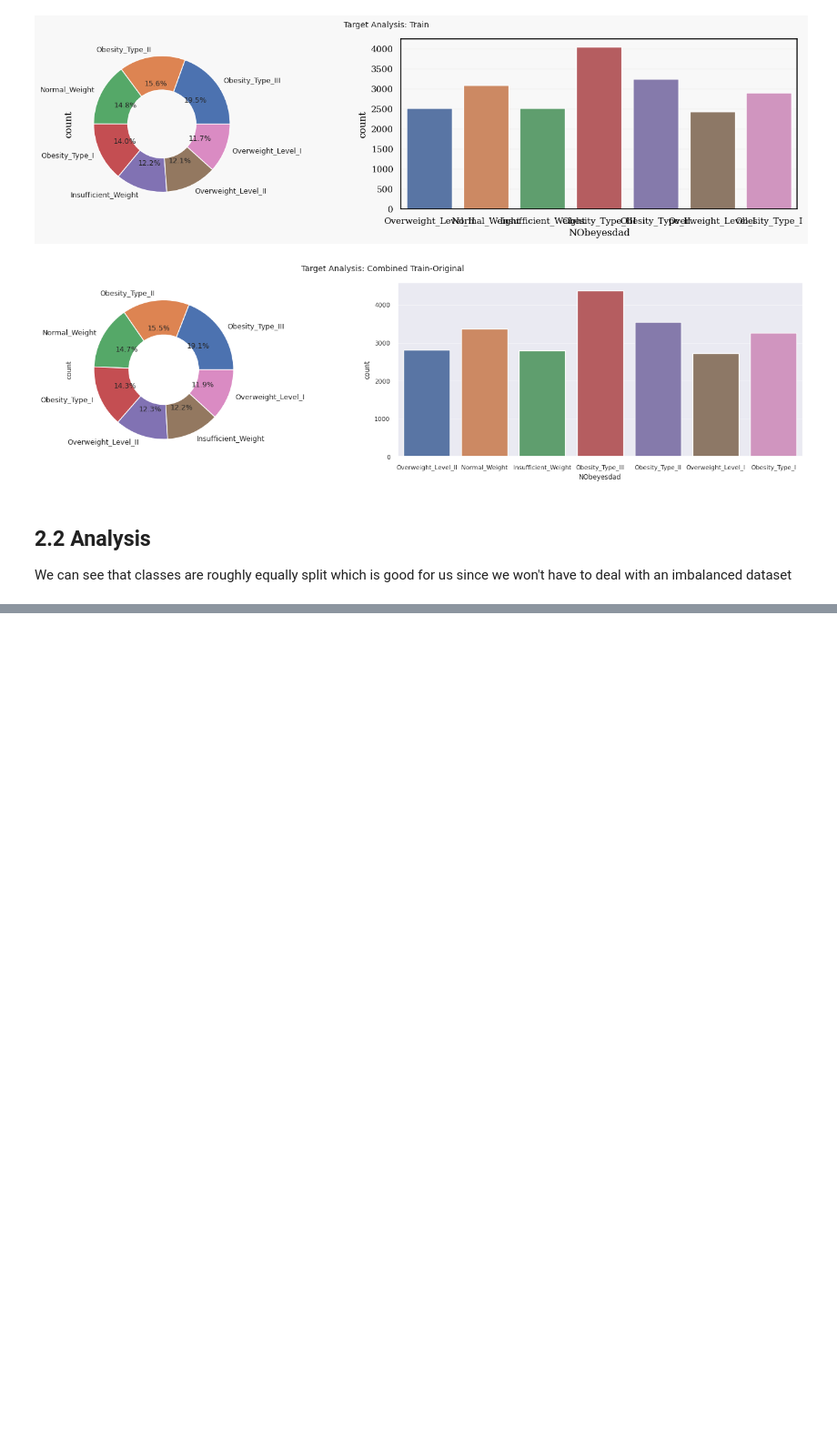
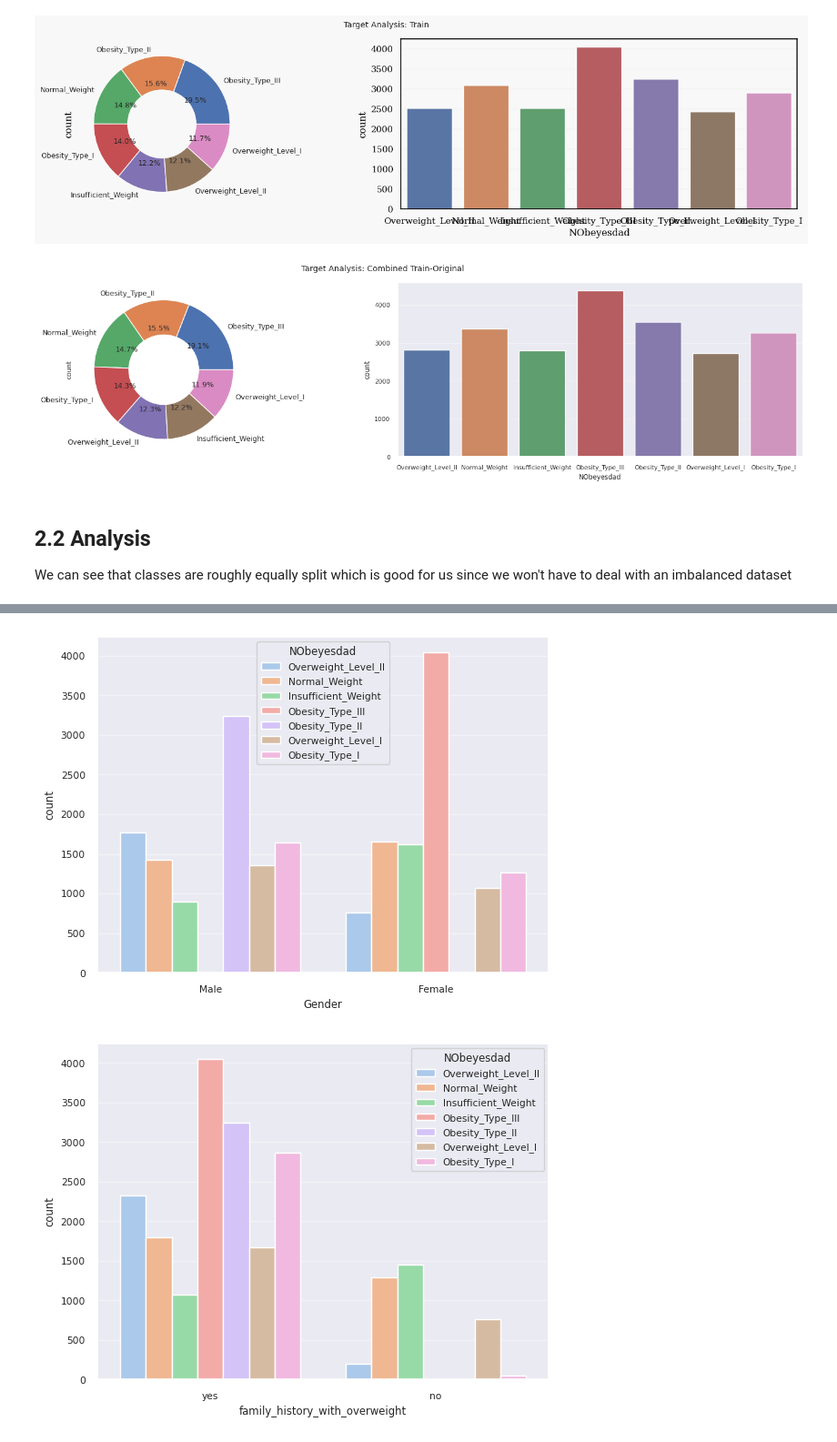
Before and after one commit to yoii18/KaggleModels, a Jupyter notebook: pgs4e2-eda-ensemble-modeling.ipynb, the cells around one changed output, grey strips where cells are left out. Shown at 91% size. Saved outputs shown, nothing was run; the diff lists cells and outputs as text; code cells hidden in the pictures; blank space fills up the shorter version.

```diff
--- a/pgs4e2-eda-ensemble-modeling.ipynb
+++ b/pgs4e2-eda-ensemble-modeling.ipynb
@@ -392,0 +454,8 @@ We can see that classes are roughly equally split which is good for us since we
+# %%
+for col in cat_cols:
+    sns.countplot(data=df_train, x=col, hue=target_col, palette='pastel')#, y=target_col)
+    print("\n")
+    plt.show()
+# %% [output]
+[figure, added]
+[figure, added]
```
Also changed, not shown: parts of 46 cells of this notebook.
